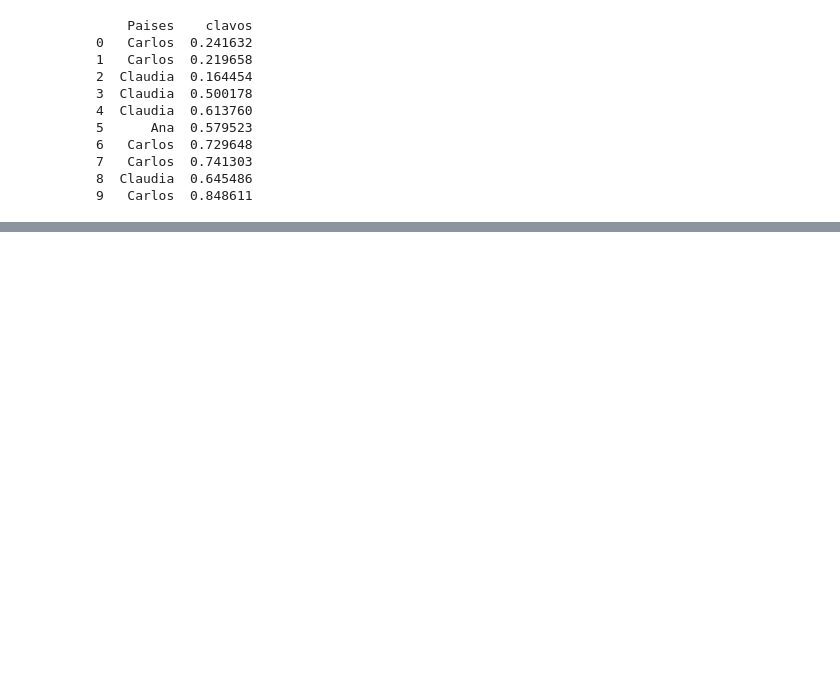
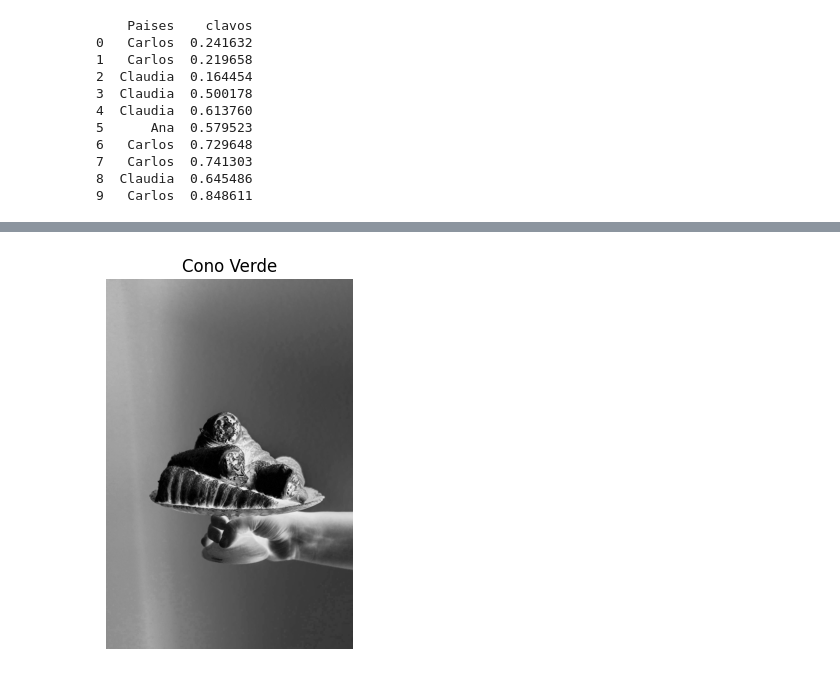
Before and after one commit to Twoeme/Prueba2, a Jupyter notebook: Numpy_Class/clase_numpy_notebook.ipynb, the cells around one changed output, grey strips where cells are left out. Cells and saved outputs as stored; diff of their text form; code cells hidden in the pictures; blank space fills up the shorter version.

```diff
--- a/Numpy_Class/clase_numpy_notebook.ipynb
+++ b/Numpy_Class/clase_numpy_notebook.ipynb
@@ -136,0 +165,7 @@ print(Aleatorio)
+# %%
+plt.imshow(red, cmap="Greys")
+plt.title("Cono Verde")
+plt.axis("off")
+plt.show()
+# %% [output]
+[figure, added]
```
Also changed, not shown: parts of 18 cells of this notebook, 1 other file.
